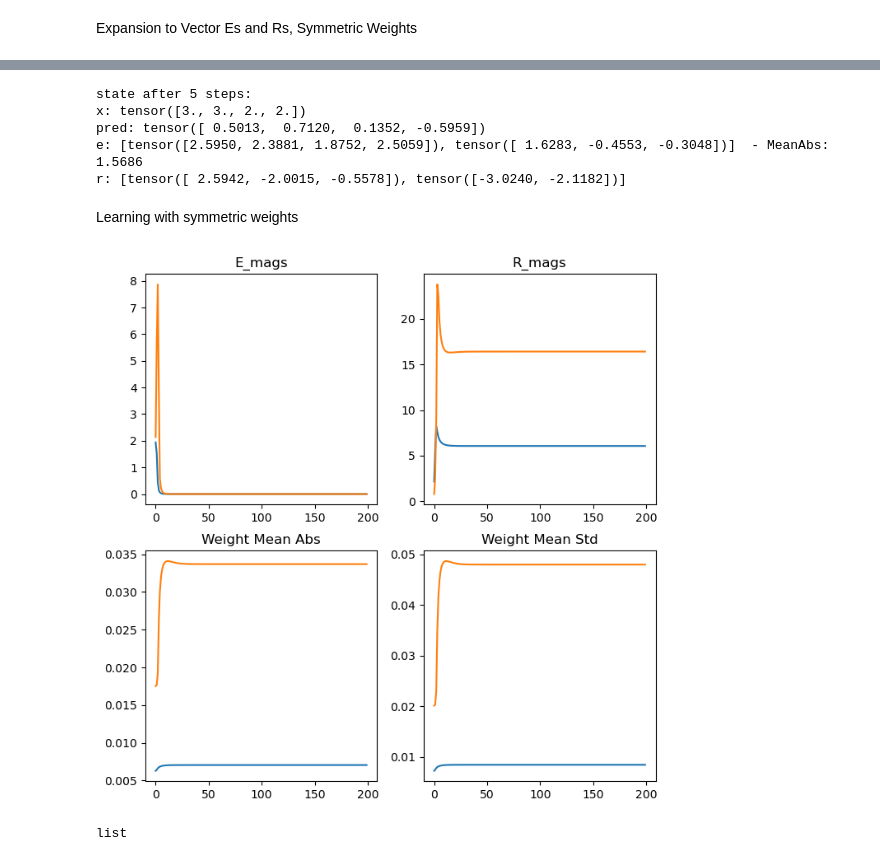
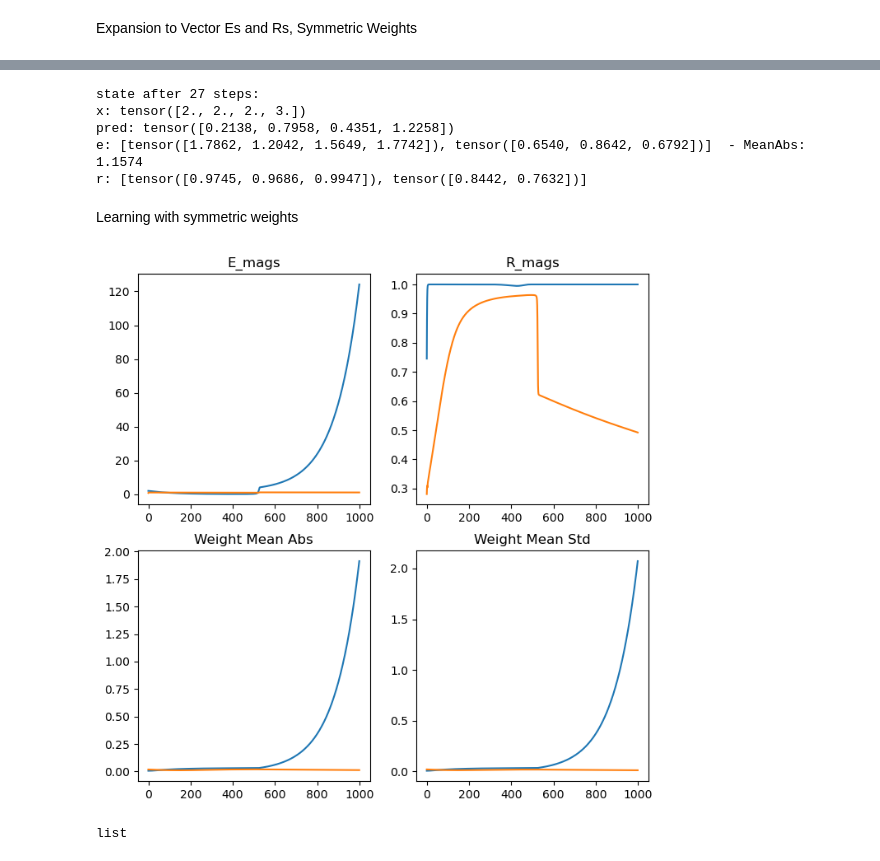
Before and after one commit to joeagriffith/ml-learning, a Jupyter notebook: Deep_Learning/Experimental/Hebbian_Learning/multi_layer.ipynb, the cells around one changed output, grey strips where cells are left out. Cells and saved outputs as stored; diff of their text form; code cells hidden in the pictures.

```diff
--- a/Deep_Learning/Experimental/Hebbian_Learning/multi_layer.ipynb
+++ b/Deep_Learning/Experimental/Hebbian_Learning/multi_layer.ipynb
@@ -10,7 +10,7 @@ def step(x, E, R, Us):
     inp = x
     for i in range(len(Us)):
         E[i] = inp - Us[i](R[i])
-        R[i] = R[i] + F.linear(E[i], Us[i].weight.T, None)
+        R[i] = torch.tanh(R[i] + F.linear(E[i], Us[i].weight.T, None))
         inp = R[i]
     return E, R
 # %%
@@ -45,11 +45,11 @@ print(f"pred: {Us[0](R[0]).data}")
 print(f"e: {E}  - MeanAbs: {sum([e.abs().mean() for e in E]) / len(Us):.4f}")
 print(f"r: {R}")
 # %% [output]
-state after 5 steps:
-x: tensor([3., 3., 2., 2.])
-pred: tensor([ 0.5013,  0.7120,  0.1352, -0.5959])
-e: [tensor([2.5950, 2.3881, 1.8752, 2.5059]), tensor([ 1.6283, -0.4553, -0.3048])]  - MeanAbs: 1.5686
-r: [tensor([ 2.5942, -2.0015, -0.5578]), tensor([-3.0240, -2.1182])]
+state after 27 steps:
+x: tensor([2., 2., 2., 3.])
+pred: tensor([0.2138, 0.7958, 0.4351, 1.2258])
+e: [tensor([1.7862, 1.2042, 1.5649, 1.7742]), tensor([0.6540, 0.8642, 0.6792])]  - MeanAbs: 1.1574
+r: [tensor([0.9745, 0.9686, 0.9947]), tensor([0.8442, 0.7632])]
 # %% [markdown]
 Learning with symmetric weights
 # %%
@@ -70,8 +70,8 @@ X = torch.randint(1, 4, (batch_size, sizes[0],)).float()
 
 # Hyperparameters
 lr = 0.000034
-epochs = 200
-reg_coeff = 0.0
+epochs = 1000
+reg_coeff = 10000.0
 
 # Learning Loop
 for ep in range(epochs):
@@ -103,34 +103,34 @@ for ep in range(epochs):
                 for i in range(len(Us)):
                     Us[i].weight.data -= lr * Us[i].weight.grad
 
         # Stat tracking
         for i in range(len(Us)):
             epoch_E_mags[i, b] = E[i].abs().mean().item()
             epoch_R_mags[i, b] = R[i].abs().mean().item()
             epoch_Us_mags[i, b] = Us[i].weight.data.abs().mean().item()
             epoch_Us_stds[i, b] = Us[i].weight.data.std().item()
 
     # Stat tracking
     for i in range(len(Us)):
         sym_E_mags[i].append(epoch_E_mags[i].mean().item())
         sym_R_mags[i].append(epoch_R_mags[i].mean().item())
         sym_Us_mags[i].append(epoch_Us_mags[i].mean().item())
         sym_Us_stds[i].append(epoch_Us_stds[i].mean().item())
 
 # Plot
 fig, axs = plt.subplots(2,2, figsize=(8,8))
 for i in range(len(Us)):
     axs[0,0].plot(sym_E_mags[i], label=f"Layer {i}")
     axs[0,0].set_title('E_mags')
     axs[0,1].plot(sym_R_mags[i], label=f"Layer {i}")
     axs[0,1].set_title('R_mags')
     axs[1,0].plot(sym_Us_mags[i], label=f"Layer {i}")
     axs[1,0].set_title('Weight Mean Abs')
     axs[1,1].plot(sym_Us_stds[i], label=f"Layer {i}")
     axs[1,1].set_title('Weight Mean Std')
 plt.show()
 # %% [output]
-[figure, old version]
+[figure, new version]
 # %%
 type(sym_E_mags)
 # %% [output]
```
Also changed, not shown: parts of 1 cell of this notebook, 26 other files.
